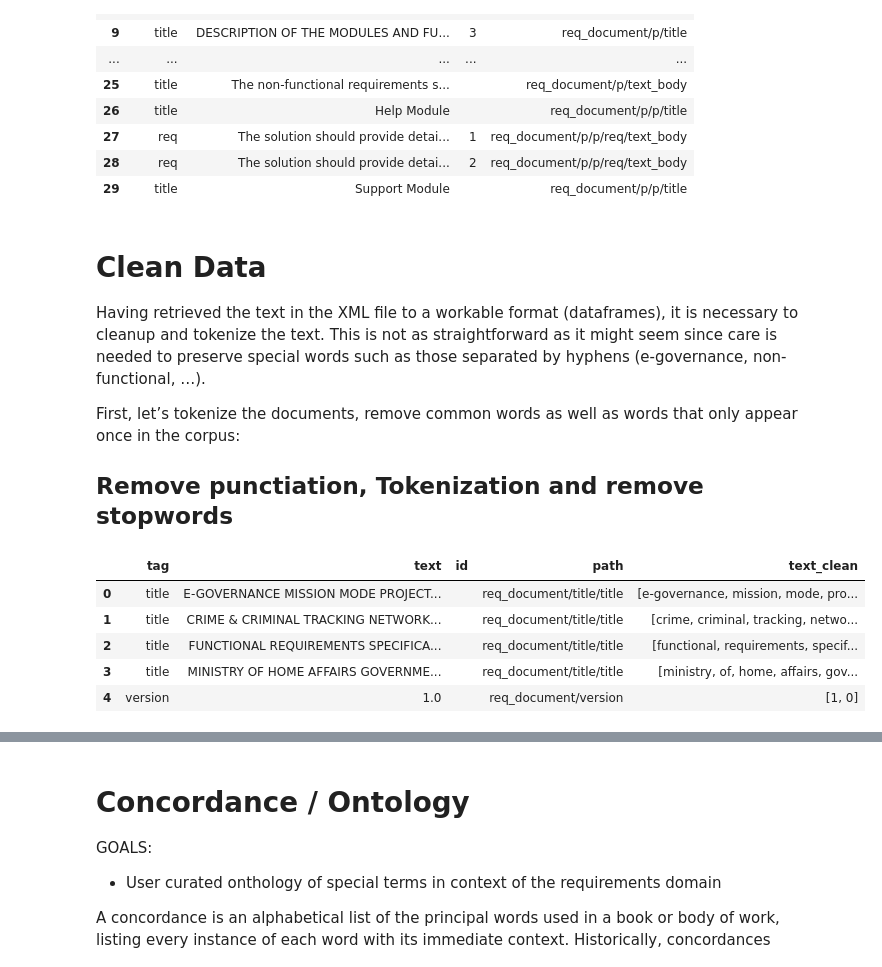
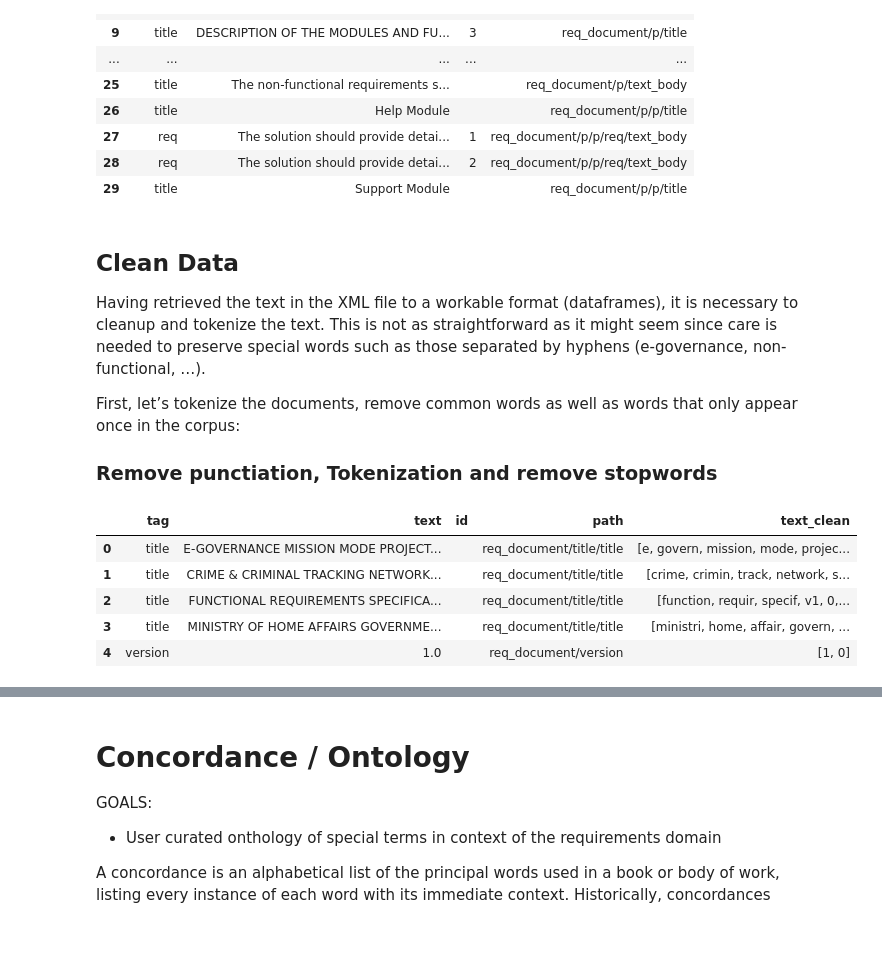
Before and after one commit to lfpneto/NLP2RE_Sandbox, a Jupyter notebook: src/Main.ipynb, the cells around one changed output, grey strips where cells are left out. Cells and saved outputs as stored; diff of their text form; code cells hidden in the pictures; blank space fills up the shorter version.

```diff
--- a/src/Main.ipynb
+++ b/src/Main.ipynb
@@ -62,24 +62,30 @@ c:\ProgramData\anaconda3\python.exe
 | 28 | req | The solution should provide detai... | 2 | req_document/p/p/req/text_body |
 | 29 | title | Support Module |  | req_document/p/p/title |
 # %% [markdown]
-# Clean Data
+## Clean Data
 Having retrieved the text in the XML file to a workable format (dataframes), it is necessary to cleanup and tokenize the text.
 This is not as straightforward as it might seem since care is needed to preserve special words such as those separated by hyphens (e-governance, non-functional, …).
 
 
 First, let’s tokenize the documents, remove common words as well as words that only appear once in the corpus:
 
-## Remove punctiation, Tokenization and remove stopwords
+### Remove punctiation, Tokenization and remove stopwords
 # %%
 from utils import clean_data
-df['text_clean'] = df['text'].apply(lambda x: clean_data.clean_text(x.lower(),False,False))
+
+clean_data_case = "lsa_preprocess"
+
+if clean_data_case == "lsa_preprocess":
+    df['text_clean'] = df['text'].apply(lambda x: clean_data.preprocess_data_str(x))
+else:
+    df['text_clean'] = df['text'].apply(lambda x: clean_data.clean_text(x.lower(),False,False))
 
 # Display the sub-dataframe
 df.head()
 # %% [output]
 |  | tag | text | id | path | text_clean |
-| 0 | title | E-GOVERNANCE MISSION MODE PROJECT... |  | req_document/title/title | [e-governance, mission, mode, pro... |
-| 1 | title | CRIME & CRIMINAL TRACKING NETWORK... |  | req_document/title/title | [crime, criminal, tracking, netwo... |
-| 2 | title | FUNCTIONAL REQUIREMENTS SPECIFICA... |  | req_document/title/title | [functional, requirements, specif... |
-| 3 | title | MINISTRY OF HOME AFFAIRS GOVERNME... |  | req_document/title/title | [ministry, of, home, affairs, gov... |
+| 0 | title | E-GOVERNANCE MISSION MODE PROJECT... |  | req_document/title/title | [e, govern, mission, mode, projec... |
+| 1 | title | CRIME & CRIMINAL TRACKING NETWORK... |  | req_document/title/title | [crime, crimin, track, network, s... |
+| 2 | title | FUNCTIONAL REQUIREMENTS SPECIFICA... |  | req_document/title/title | [function, requir, specif, v1, 0,... |
+| 3 | title | MINISTRY OF HOME AFFAIRS GOVERNME... |  | req_document/title/title | [ministri, home, affair, govern, ... |
 | 4 | version | 1.0 |  | req_document/version | [1, 0] |
```
Also changed, not shown: parts of 31 cells of this notebook, 2 other files.
